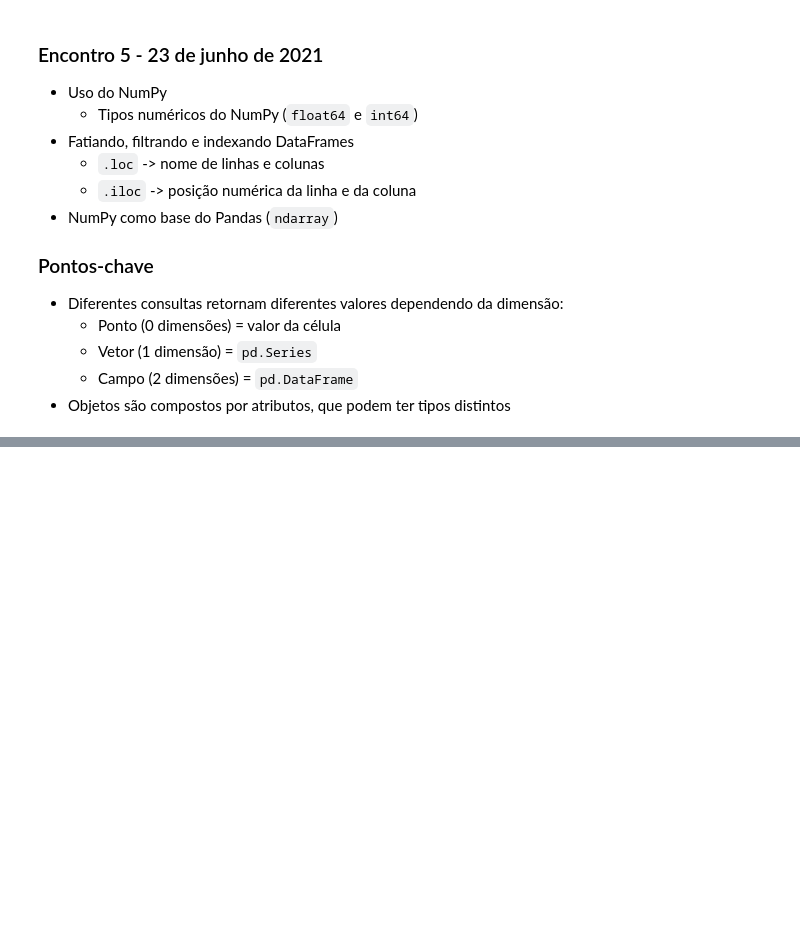
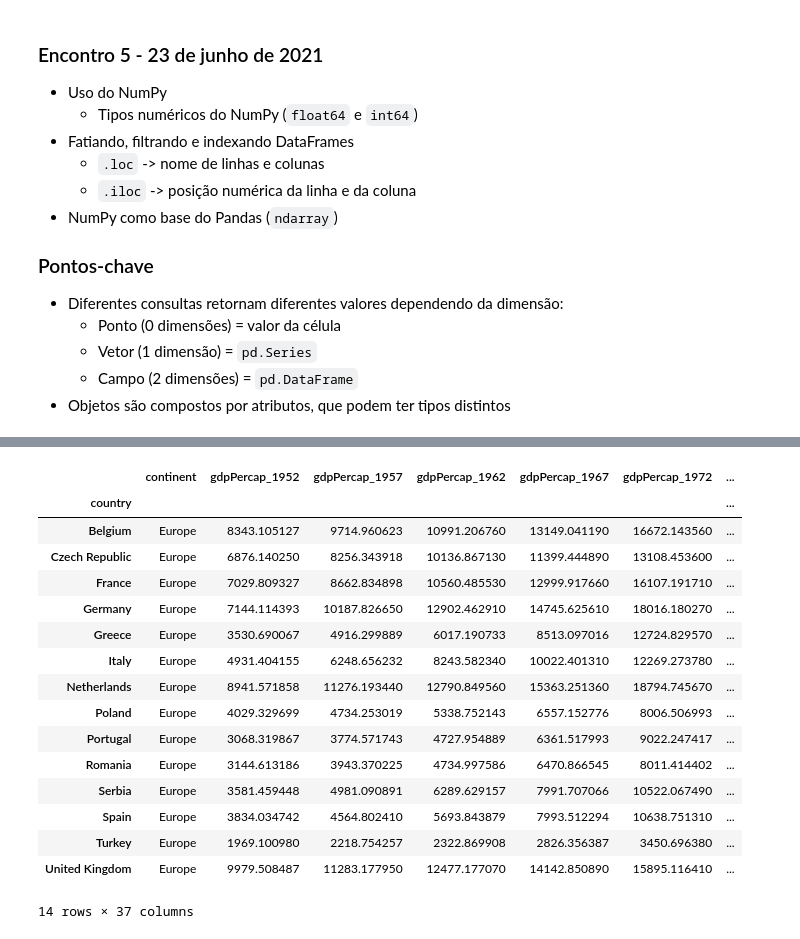
Before and after one commit to vinisalazar/xlab-python, a Jupyter notebook: alunos/ivan/ivan.ipynb, the cells around one changed output, grey strips where cells are left out. Saved outputs shown, nothing was run; the diff lists cells and outputs as text; code cells hidden in the pictures; blank space fills up the shorter version.

```diff
--- a/alunos/ivan/ivan.ipynb
+++ b/alunos/ivan/ivan.ipynb
@@ -327,0 +364,21 @@ type(livro.pages)
+# %%
+# não esquecer dos parênteses para evitar erros!
+df[(df['continent'] == 'Europe') & (df['pop_2007'] > 10e6)]
+# %% [output]
+|  | continent | gdpPercap_1952 | gdpPercap_1957 | gdpPercap_1962 | gdpPercap_1967 | gdpPercap_1972 | ... |
+| country |  |  |  |  |  |  | ... |
+| Belgium | Europe | 8343.105127 | 9714.960623 | 10991.206760 | 13149.041190 | 16672.143560 | ... |
+| Czech Republic | Europe | 6876.140250 | 8256.343918 | 10136.867130 | 11399.444890 | 13108.453600 | ... |
+| France | Europe | 7029.809327 | 8662.834898 | 10560.485530 | 12999.917660 | 16107.191710 | ... |
+| Germany | Europe | 7144.114393 | 10187.826650 | 12902.462910 | 14745.625610 | 18016.180270 | ... |
+| Greece | Europe | 3530.690067 | 4916.299889 | 6017.190733 | 8513.097016 | 12724.829570 | ... |
+| Italy | Europe | 4931.404155 | 6248.656232 | 8243.582340 | 10022.401310 | 12269.273780 | ... |
+| Netherlands | Europe | 8941.571858 | 11276.193440 | 12790.849560 | 15363.251360 | 18794.745670 | ... |
+| Poland | Europe | 4029.329699 | 4734.253019 | 5338.752143 | 6557.152776 | 8006.506993 | ... |
+| Portugal | Europe | 3068.319867 | 3774.571743 | 4727.954889 | 6361.517993 | 9022.247417 | ... |
+| Romania | Europe | 3144.613186 | 3943.370225 | 4734.997586 | 6470.866545 | 8011.414402 | ... |
+| Serbia | Europe | 3581.459448 | 4981.090891 | 6289.629157 | 7991.707066 | 10522.067490 | ... |
+| Spain | Europe | 3834.034742 | 4564.802410 | 5693.843879 | 7993.512294 | 10638.751310 | ... |
+| Turkey | Europe | 1969.100980 | 2218.754257 | 2322.869908 | 2826.356387 | 3450.696380 | ... |
+| United Kingdom | Europe | 9979.508487 | 11283.177950 | 12477.177070 | 14142.850890 | 15895.116410 | ... |
+14 rows × 37 columns
```
Also changed, not shown: parts of 20 cells of this notebook.
